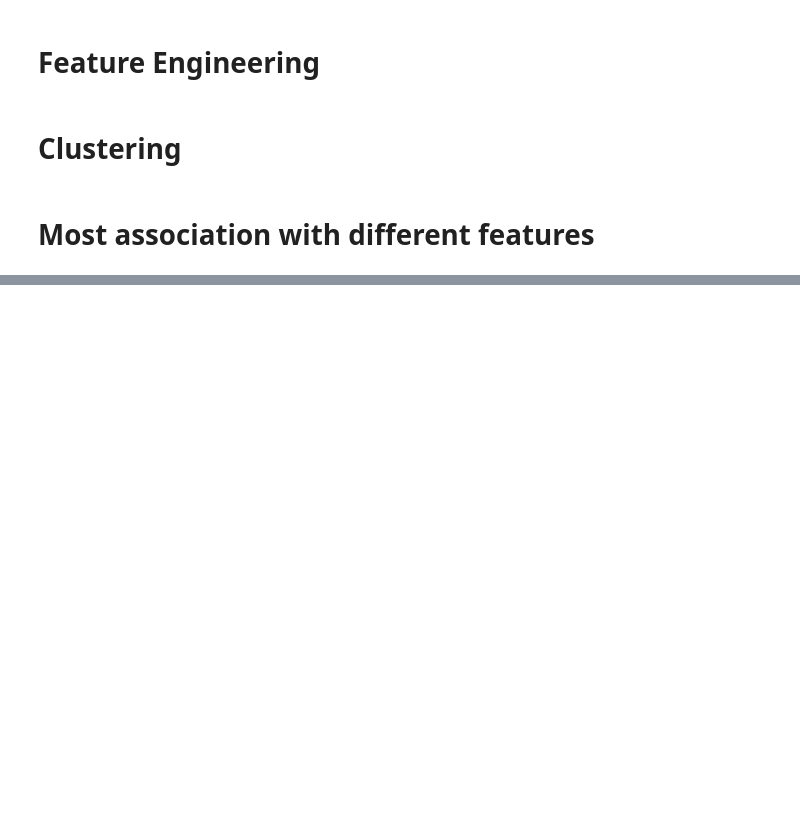
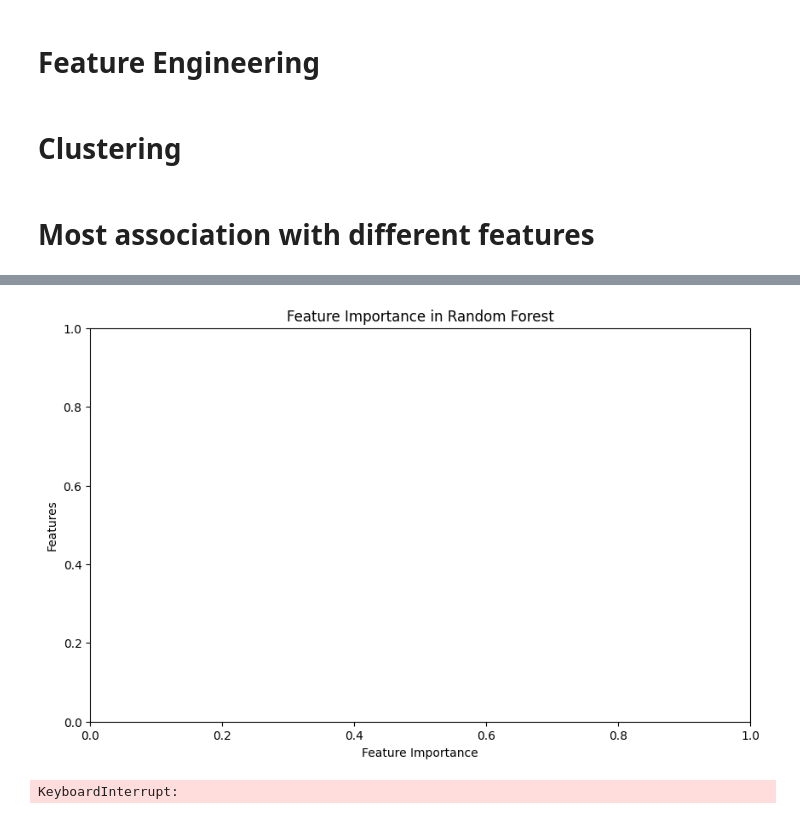
Before and after one commit to DConly/MachineLearningProject, a Jupyter notebook: mainJupyterNotebook.ipynb, the cells around one changed output, grey strips where cells are left out. Cells and saved outputs as stored; diff of their text form; code cells hidden in the pictures; blank space fills up the shorter version.

```diff
--- a/mainJupyterNotebook.ipynb
+++ b/mainJupyterNotebook.ipynb
@@ -201,0 +223,77 @@ print("Columns used in the model:", feature_names)
+# %%
+from sklearn.ensemble import RandomForestClassifier
+from sklearn.metrics import accuracy_score, classification_report, confusion_matrix
+
+# --- Prepare Features and Target --- #
+# Select numeric columns for features
+numeric_columns = df.select_dtypes(include=[np.number]).columns
+X = df[numeric_columns].drop(columns=['DAMAGE_PROPERTY', 'DAMAGE_CROPS']).values  # Features
+y = df['DAMAGE_CATEGORY'].values  # Target variable (categorical)
+
+# Impute missing values in X
+imputer = SimpleImputer(strategy='median')
+X = imputer.fit_transform(X)
+
+# Drop rows with missing target values
+df = df.dropna(subset=['DAMAGE_CATEGORY'])
+y = df['DAMAGE_CATEGORY'].values
+
+# Split the data into training and testing sets
+X_train, X_test, y_train, y_test = train_test_split(X, y, test_size=0.2, random_state=42)
+
+# --- Train the Random Forest Classifier --- #
+rf_clf = RandomForestClassifier(n_estimators=100, random_state=42, max_depth=10, min_samples_leaf=5)
+rf_clf.fit(X_train, y_train)
+
+# --- Make Predictions --- #
+y_pred = rf_clf.predict(X_test)
+
+# --- Evaluate the Model --- #
+accuracy = accuracy_score(y_test, y_pred)
+print("Accuracy:", accuracy)
+print("Classification Report:\n", classification_report(y_test, y_pred))
+
+# Optional: Confusion Matrix
+conf_matrix = confusion_matrix(y_test, y_pred)
+print("Confusion Matrix:\n", conf_matrix)
+
+importances = rf_clf.feature_importances_
+feature_names = df.drop(columns=['DAMAGE_PROPERTY', 'DAMAGE_CROPS', 'DAMAGE_CATEGORY']).columns
+
+print("Shape of X:", X.shape)
+print("Shape of y:", y.shape)
+
+print("Missing values in X:", np.isnan(X).any())
+print("Missing values in y:", pd.isna(y).any())
+
+import seaborn as sns
+
+# importance_df = pd.DataFrame({
+#     'Feature': feature_names,
+#     'Importance': importances
+# }).sort_values(by='Importance', ascending=False)
+
+
+print("Feature Importances:")
+for name, importance in zip(feature_names, importances):
+    print(f"{name}: {importance:.4f}")
+# Plot Feature Importance
+plt.figure(figsize=(10, 6))
+# sns.barplot(x='Importance', y='Feature', data=importance_df, palette='viridis')
+plt.xlabel('Feature Importance')
+plt.ylabel('Features')
+plt.title('Feature Importance in Random Forest')
+plt.show()
+
+from sklearn.model_selection import GridSearchCV
+
+param_grid = {
+    'n_estimators': [50, 100, 200],
+    'max_depth': [5, 10, 20],
+    'min_samples_leaf': [1, 5, 10]
+}
+
+grid_search = GridSearchCV(RandomForestClassifier(random_state=42), param_grid, cv=3, scoring='accuracy')
+grid_search.fit(X_train, y_train)
+print("Best Parameters:", grid_search.best_params_)
+# %% [output]
@@ -201,0 +317,2 @@ print("Columns used in the model:", feature_names)
+[figure, added]
+KeyboardInterrupt:
```
Also changed, not shown: parts of 5 cells of this notebook.
